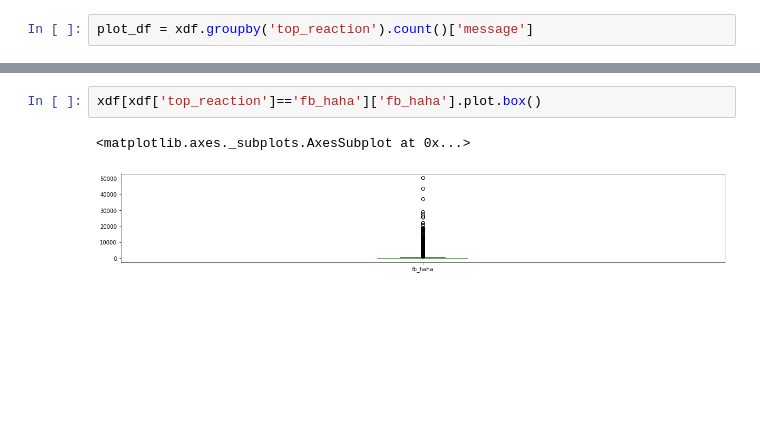
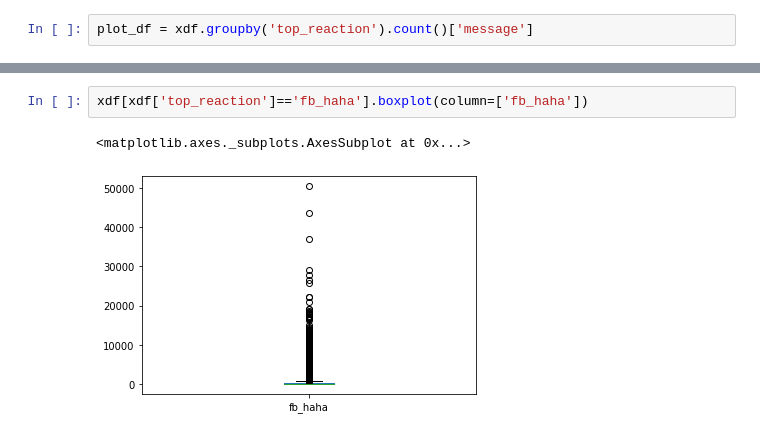
Before and after one commit to anilkumarravuru/EmotionAnalysis, a Jupyter notebook: Details.ipynb, the cells around one changed output, grey strips where cells are left out. Saved outputs shown, nothing was run; the diff lists cells and outputs as text; blank space fills up the shorter version.

```diff
--- a/Details.ipynb
+++ b/Details.ipynb
@@ -56,6 +56,6 @@ xdf[xdf['top_reaction']=='fb_love']['fb_love'].plot.box()
 # %%
-xdf[xdf['top_reaction']=='fb_haha']['fb_haha'].plot.box()
+xdf[xdf['top_reaction']=='fb_haha'].boxplot(column=['fb_haha'])
 # %% [output]
 <matplotlib.axes._subplots.AxesSubplot at 0x...>
-[figure, old version]
+[figure, new version]
 # %%
```
Also changed, not shown: parts of 6 cells of this notebook.
